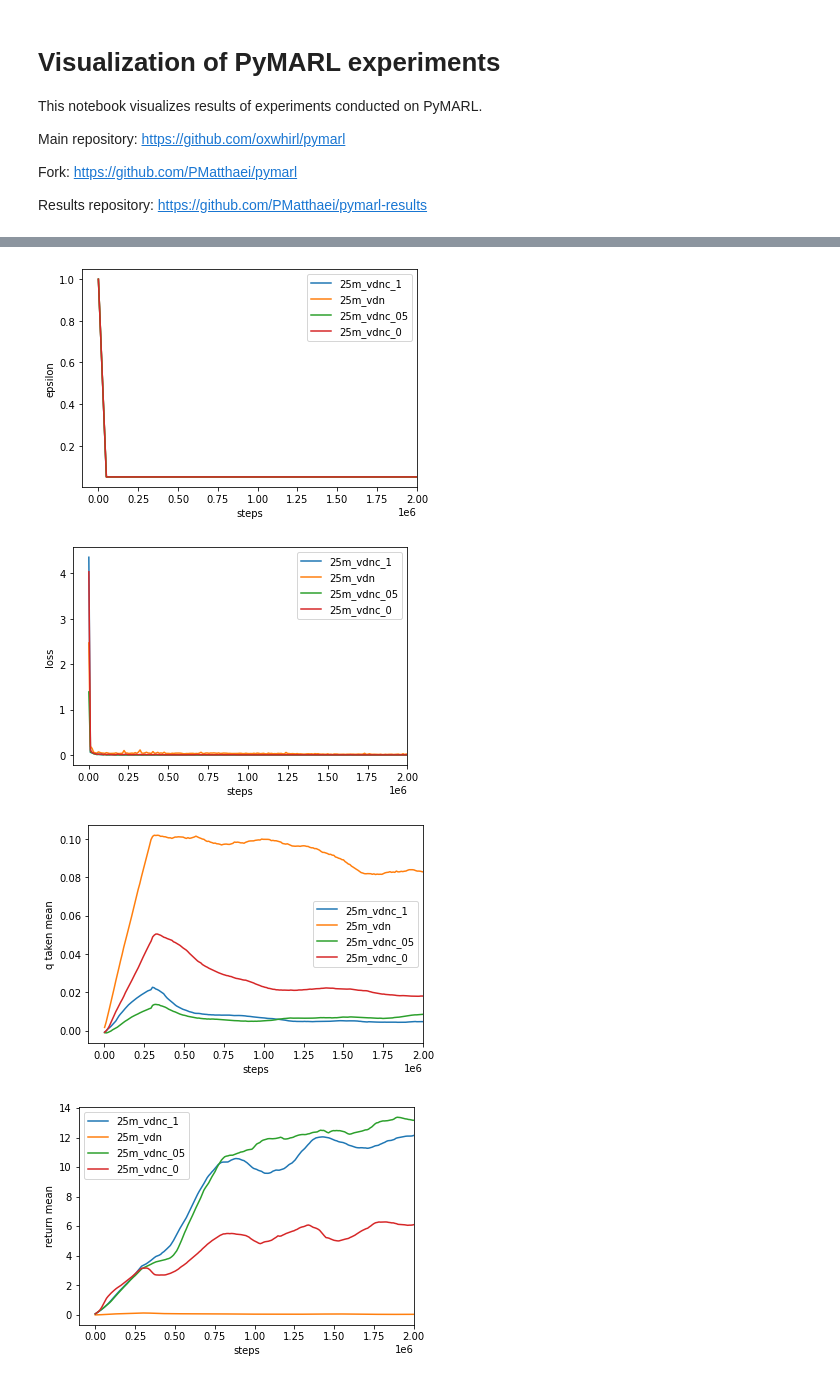
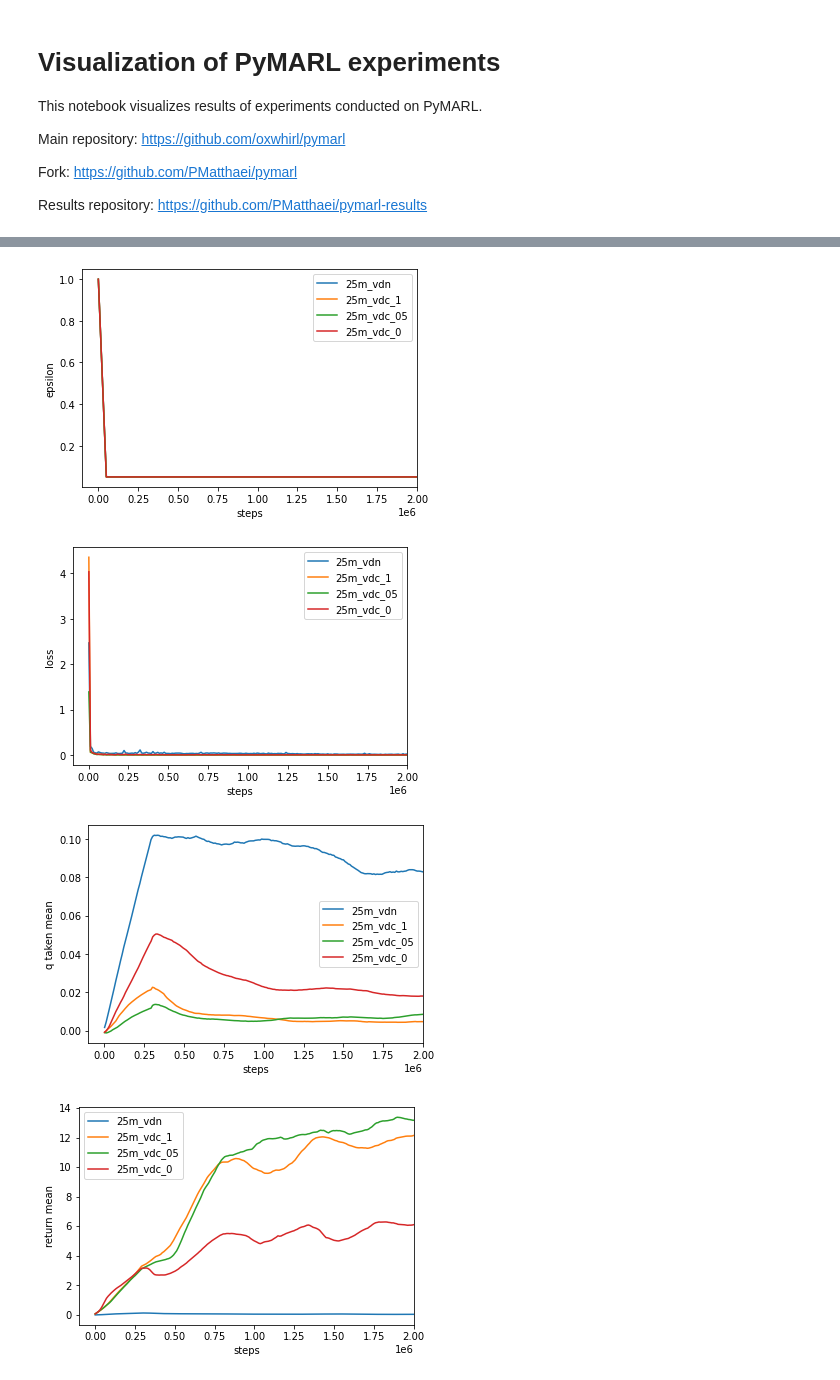
Before and after one commit to PMatthaei/project-thesis-pymarl-results, a Jupyter notebook: visualize_pymarl.ipynb, the cells around one changed output, grey strips where cells are left out. Drawn from its saved outputs; the diff is of its cells as text; code cells hidden in the pictures.

```diff
--- a/visualize_pymarl.ipynb
+++ b/visualize_pymarl.ipynb
@@ -50,7 +44,7 @@ algos = []
 if qmix: algos.append('qmix')
 if qmv2c: algos.append('qmv2c')
 if vdn: algos.append('vdn')
-if vdnc: algos.append('vdnc')
+if vdnc: algos.append('vdc')
 if iql: algos.append('iql')
 if coma: algos.append('coma')
 if qtran: algos.append('qtran')
@@ -154,4 +148,4 @@ plot()
-[figure, old version]
+[figure, new version]
-[figure, old version]
+[figure, new version]
-[figure, old version]
+[figure, new version]
-[figure, old version]
+[figure, new version]
```
Also changed, not shown: parts of 2 cells of this notebook.
